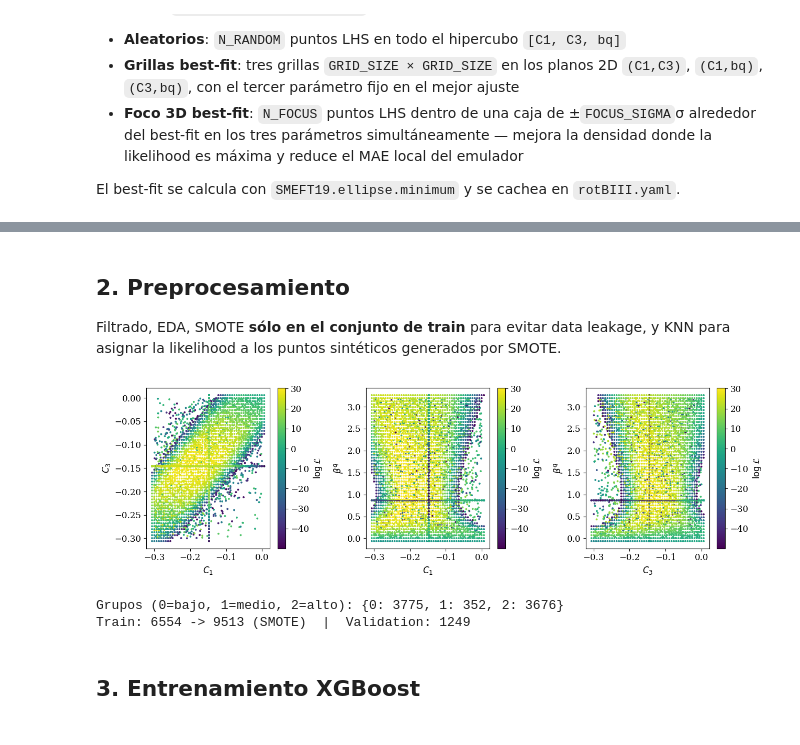
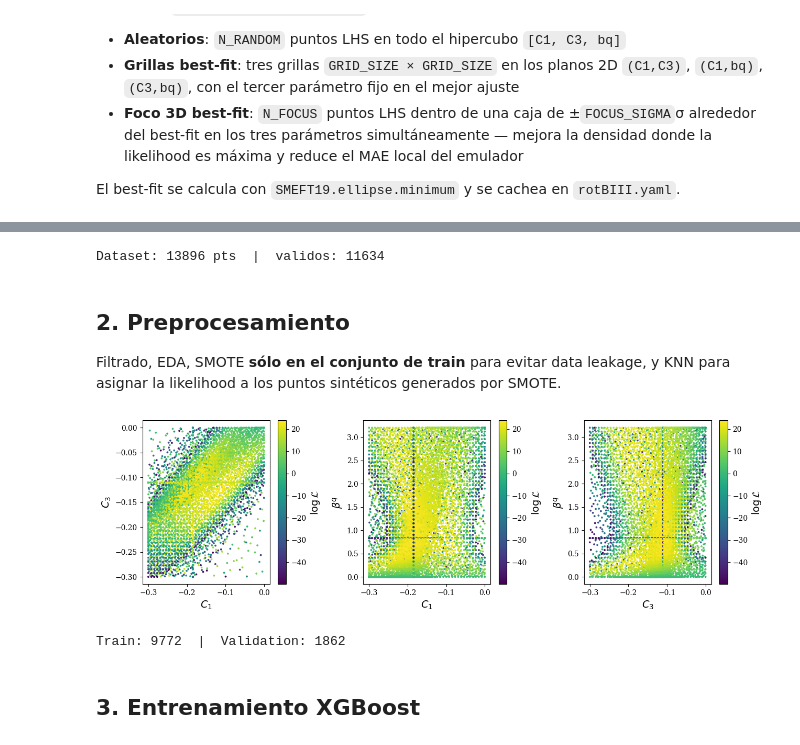
Before and after one commit to AlejandroMirRamos/BMesonsML, a Jupyter notebook: notebooks/xgboost_optimized.ipynb, the cells around one changed output, grey strips where cells are left out. Drawn from its saved outputs; the diff is of its cells as text; code cells hidden in the pictures.

Commit message:
Add 2025 dataset, scripts and updated XGBoost notebook for rotBIII analysis

```diff
--- a/notebooks/xgboost_optimized.ipynb
+++ b/notebooks/xgboost_optimized.ipynb
@@ -28,26 +28,27 @@ from xgboost import XGBRegressor, callback as xgb_cb
 
 plt.rcParams['font.family'] = 'serif'
 plt.rcParams['font.size']   = 12
+plt.rcParams['text.usetex'] = False  # use mathtext, not LaTeX
 
 # ── Paths ──────────────────────────────────────────────────────────────────────
 ROOT     = Path('..')
 DATA_DIR = ROOT / 'data'
-OUT_DIR  = Path.home() / 'alejandro' / 'bmesonml'   # outputs fuera del repo
+OUT_DIR  = ROOT / 'outputs'
 
-DATASET_FILE = DATA_DIR / 'combined_rotBIII.dat'
-BESTFIT_FILE = DATA_DIR / 'rotBIII.yaml'
+DATASET_FILE = DATA_DIR / 'combined_rotBIII_2025.dat'
+BESTFIT_FILE = DATA_DIR / 'rotBIII_2025.yaml'
 MODEL_OUT    = OUT_DIR  / 'xgboost_scIII.json'
 FIGS_DIR     = OUT_DIR  / 'figures'
 FIGS_DIR.mkdir(parents=True, exist_ok=True)
 
 # ── Flags ──────────────────────────────────────────────────────────────────────
-FORCE_REBUILD  = True
+FORCE_REBUILD  = False
 FORCE_RETRAIN  = True   # True → re-lanza Optuna aunque exista best_params
 BEST_PARAMS_FILE = OUT_DIR / 'best_params_rotBIII.json'
 
 # ── Dataset config (paper: 3000 random + 3×50×50 grilla = 10 500 pts) ─────────
 N_RANDOM    = 3_000
-GRID_SIZE   = 50
+GRID_SIZE   = 40
 N_FOCUS     = 1_000   # puntos LHS extra en la región del best-fit
 FOCUS_SIGMA = 2.0     # radio en unidades σ alrededor del best-fit
 SEED        = 42
@@ -68,7 +69,8 @@ def _detect_xgb_device():
     except Exception:
         return 'cpu'
 
-XGB_DEVICE = _detect_xgb_device()
+# El build xgboost+CUDA de .venv-paper entrena mal (R2~0.5); CPU es correcto y rapido aqui.
+XGB_DEVICE = 'cpu'  # antes: _detect_xgb_device()
 
 # ── Dominio físico ─────────────────────────────────────────────────────────────
 C1_RANGE  = (-0.30,  0.00)
@@ -266,3 +130,10 @@ df_raw.describe()
+# %%
+# La grilla densa local de C1 ya NO es necesaria: el muestreo basado en la covarianza
+# (scripts/regenerate_dataset.py) resuelve la cresta estrecha de C1 sin grilla extra.
+n_valid = (df_raw['likelihood'] > LH_MIN).sum()
+print(f'Dataset: {len(df_raw)} pts  |  validos: {n_valid}')
+# %% [output]
+Dataset: 13896 pts  |  validos: 11634
 # %% [markdown]
 ## 2. Preprocesamiento
 
@@ -271,41 +142,33 @@ y KNN para asignar la likelihood a los puntos sintéticos generados por SMOTE.
 # %%
 df = df_raw[df_raw['likelihood'] > LH_MIN].reset_index(drop=True).copy()
 
 # EDA
 pairs   = [('C1', 'C3'), ('C1', 'bq'), ('C3', 'bq')]
 xlabels = [r'$C_1$', r'$C_1$', r'$C_3$']
 ylabels = [r'$C_3$', r'$\beta^q$', r'$\beta^q$']
 fig, axes = plt.subplots(1, 3, figsize=(13, 4))
 for ax, (xc, yc), xl, yl in zip(axes, pairs, xlabels, ylabels):
     sc = ax.scatter(df[xc], df[yc], c=df['likelihood'], cmap='viridis', s=3, rasterized=True)
     plt.colorbar(sc, ax=ax, label=r'$\log\mathcal{L}$')
     ax.set_xlabel(xl); ax.set_ylabel(yl)
 fig.tight_layout()
 plt.savefig(FIGS_DIR / 'eda_scatter.pdf', bbox_inches='tight')
 plt.show()
 
-# Grupos para SMOTE (clase 1 = likelihood intermedia, minoría)
-df['group'] = df['likelihood'].apply(lambda v: 0 if v < 16 else (1 if v < 18 else 2))
-print('Grupos (0=bajo, 1=medio, 2=alto):', df['group'].value_counts().sort_index().to_dict())
+X, y = df[['C1', 'C3', 'bq']], df['likelihood']
 
-X, y, g = df[['C1', 'C3', 'bq']], df['likelihood'], df['group']
+# Split 84/16
+Xtr, Xva, ytr, yva = train_test_split(X, y, test_size=0.16, random_state=SEED)
 
-# Split 84/16 como en el artículo
-Xtr, Xva, ytr, yva, gtr, _ = train_test_split(
-    X, y, g, test_size=0.16, random_state=SEED, stratify=g
-)
+# Sin SMOTE: SMOTE interpola features de puntos de likelihood media en zonas donde
+# la likelihood real es alta, asignando labels KNN ~17 donde el valor real es ~30.
+# Eso crea labels contradictorias cerca del pico y degrada el modelo alli.
+Xtr_res, ytr_res = Xtr, ytr
 
-Xtr_res, gtr_res = SMOTE(random_state=SEED).fit_resample(Xtr, gtr)
-
-knn = KNeighborsRegressor(n_neighbors=5, weights='distance')
-knn.fit(Xtr, ytr)
-ytr_res = knn.predict(Xtr_res)
-
-print(f'Train: {len(Xtr)} -> {len(Xtr_res)} (SMOTE)  |  Validation: {len(Xva)}')
+print(f'Train: {len(Xtr)}  |  Validation: {len(Xva)}')
 # %% [output]
-[figure, old version]
+[figure, new version]
-Grupos (0=bajo, 1=medio, 2=alto): {0: 3775, 1: 352, 2: 3676}
-Train: 6554 -> 9513 (SMOTE)  |  Validation: 1249
+Train: 9772  |  Validation: 1862
 # %% [markdown]
 ## 3. Entrenamiento XGBoost
 # %%
```
Also changed, not shown: parts of 14 cells of this notebook, 8 other files.
